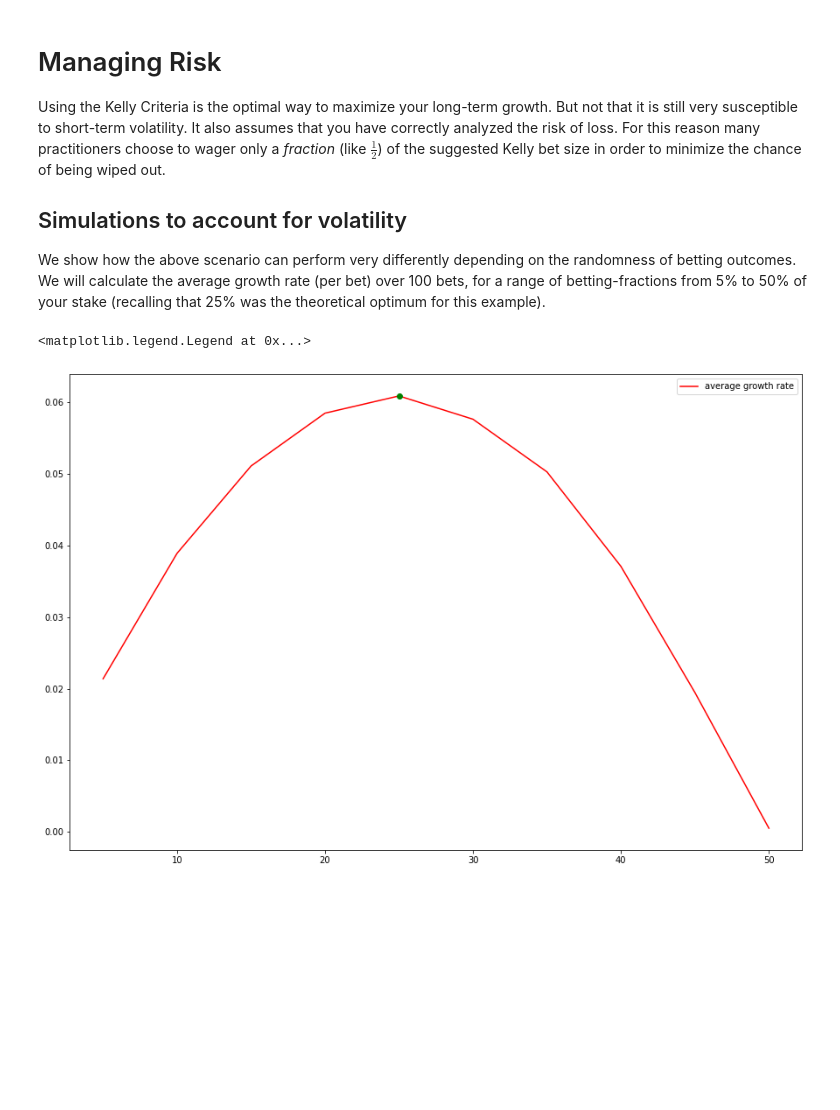
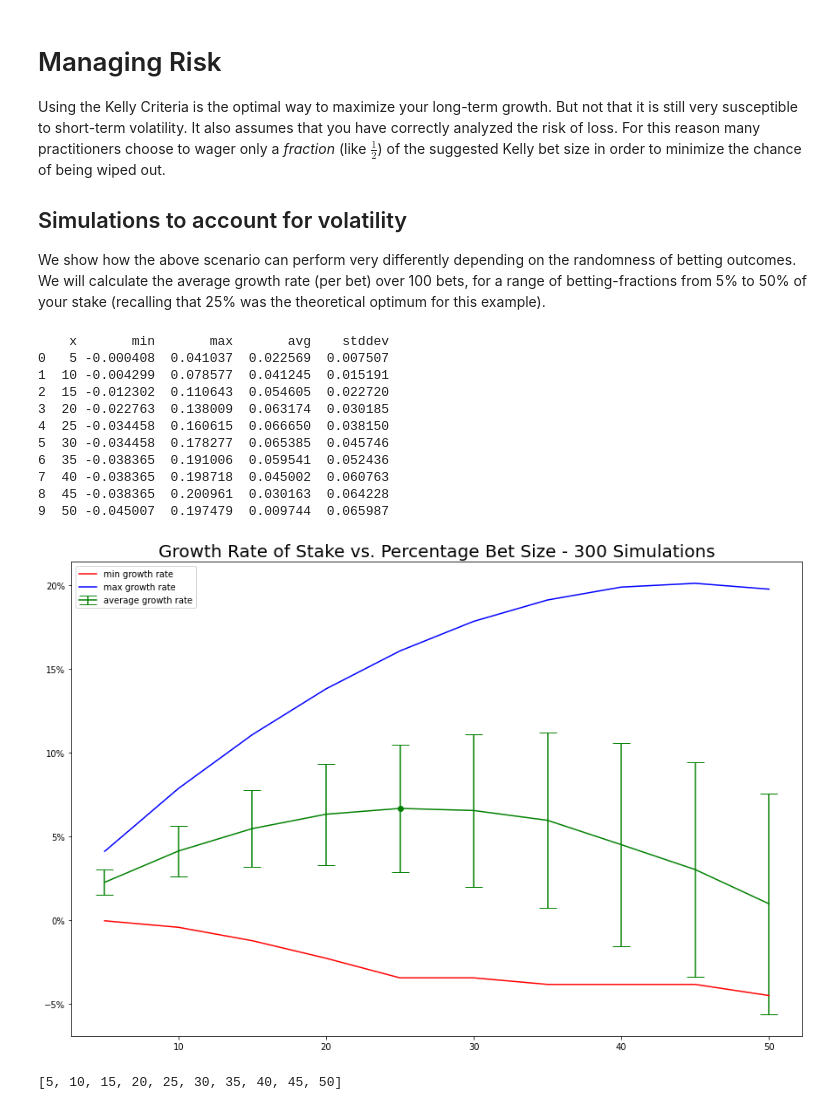
Before and after one commit to mckoss/kelly-criterion, a Jupyter notebook: index.ipynb, the cells around one changed output. Drawn from its saved outputs; the diff is of its cells as text; code cells hidden in the pictures; blank space fills up the shorter version.

Commit message:
Error bars

```diff
--- a/index.ipynb
+++ b/index.ipynb
@@ -176,6 +179,8 @@ your stake (recalling that 25% was the theoretical optimum for this example).
 
 from numpy import mean, std
 
+NUM_RUNS = 300
+
 def effective_growth_rate(balances):
   periods = len(balances) - 1
   net = balances[-1]/balances[0]
@@ -184,7 +189,7 @@ def effective_growth_rate(balances):
 def strategy_stats():
   x_values = list(range(5, 50 + 1, 5))
   growth_rates = {}
-  for _ in range(300):
+  for _ in range(NUM_RUNS):
     flips = coin_flips(100)
     for percentage in x_values:
       if not percentage in growth_rates:
@@ -207,17 +212,44 @@ def strategy_stats():
     'min': [stats[percentage]['min'] for percentage in x_values],
     'max': [stats[percentage]['max'] for percentage in x_values],
     'avg': [stats[percentage]['avg'] for percentage in x_values],
+    'stddev': [stats[percentage]['stddev'] for percentage in x_values]
   }
   return stats
-# %%
-stats = strategy_stats()
-
-index_25 = stats['x'].index(25)
-
-plt.figure(figsize=(15,10))
-plt.plot(stats['x'], stats['avg'], '-r', label="average growth rate")
-plt.plot([25], [stats['avg'][index_25]], 'og')
-plt.legend()
-# %% [output]
-<matplotlib.legend.Legend at 0x...>
-[figure, removed]
+# %%
+import pandas as pd
+
+stats = strategy_stats()
+
+print(pd.DataFrame(stats))
+
+index_25 = stats['x'].index(25)
+
+fig, ax = plt.subplots()
+fig.set_size_inches(15, 10)
+plt.title(f"Growth Rate of Stake vs. Percentage Bet Size - {NUM_RUNS} Simulations",
+  fontdict={'fontsize': 20})
+plt.errorbar(stats['x'], stats['avg'], fmt='-g', yerr=stats['stddev'], capsize=10, label="average growth rate")
+plt.plot(stats['x'], stats['min'], '-r', label="min growth rate")
+plt.plot(stats['x'], stats['max'], '-b', label="max growth rate")
+ax.yaxis.set_major_formatter(ticker.PercentFormatter(xmax=1, decimals=0))
+# plt.errorbar(stats['x'], stats['avg'], yerr=[stats['min'], stats['max']])
+plt.plot([25], [stats['avg'][index_25]], 'og')
+plt.legend()
+None
+# %% [output]
+    x       min       max       avg    stddev
+0   5 -0.000408  0.041037  0.022569  0.007507
+1  10 -0.004299  0.078577  0.041245  0.015191
+2  15 -0.012302  0.110643  0.054605  0.022720
+3  20 -0.022763  0.138009  0.063174  0.030185
+4  25 -0.034458  0.160615  0.066650  0.038150
+5  30 -0.034458  0.178277  0.065385  0.045746
+6  35 -0.038365  0.191006  0.059541  0.052436
+7  40 -0.038365  0.198718  0.045002  0.060763
+8  45 -0.038365  0.200961  0.030163  0.064228
+9  50 -0.045007  0.197479  0.009744  0.065987
+[figure, added]
+# %%
+list(range(5, 51, 5))
+# %% [output]
+[5, 10, 15, 20, 25, 30, 35, 40, 45, 50]
```
Also changed, not shown: parts of 2 cells of this notebook, 1 other file.
